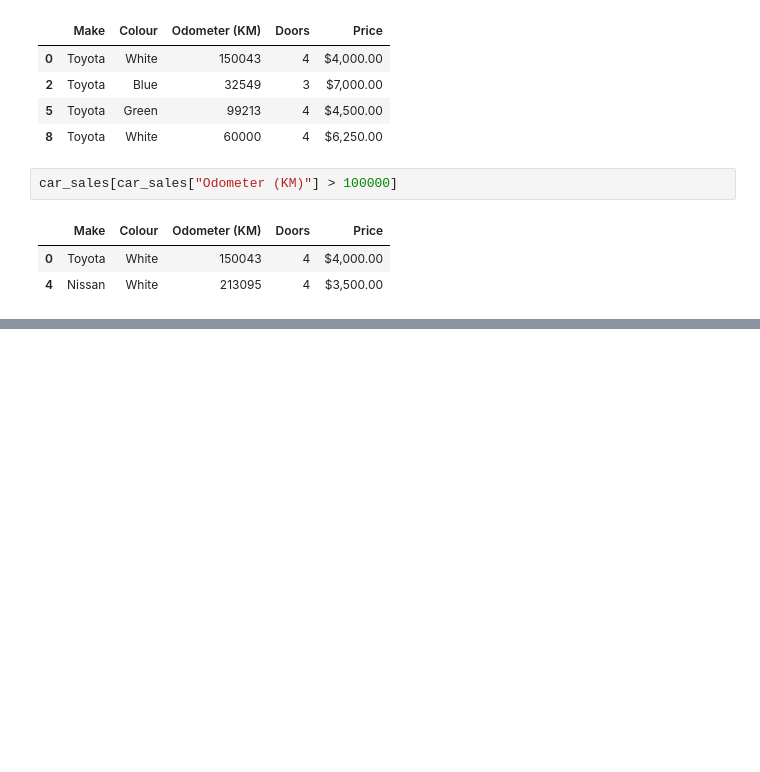
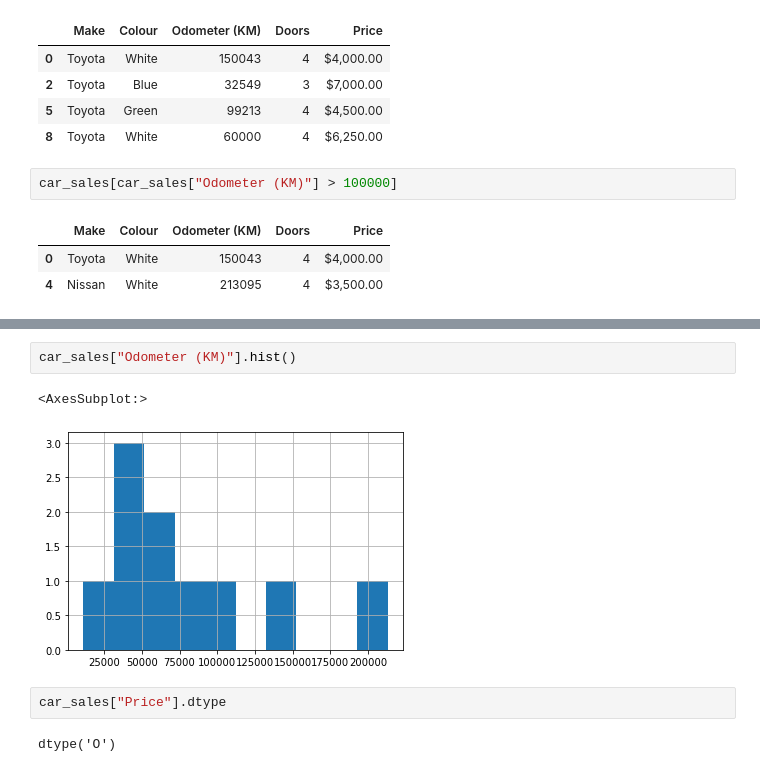
Before and after one commit to washimimizuku/machine-learning-bootcamp, a Jupyter notebook: 6-pandas-data-analysis/introduction-to-pandas.ipynb, the cells around one changed output, grey strips where cells are left out. Saved outputs shown, nothing was run; the diff lists cells and outputs as text; blank space fills up the shorter version.

```diff
--- a/6-pandas-data-analysis/introduction-to-pandas.ipynb
+++ b/6-pandas-data-analysis/introduction-to-pandas.ipynb
@@ -381,0 +409,9 @@ car_sales[car_sales["Odometer (KM)"] > 100000]
+# %%
+car_sales["Odometer (KM)"].hist()
+# %% [output]
+<AxesSubplot:>
+[figure, added]
+# %%
+car_sales["Price"].dtype
+# %% [output]
+dtype('O')
```
Also changed, not shown: parts of 7 cells of this notebook.
